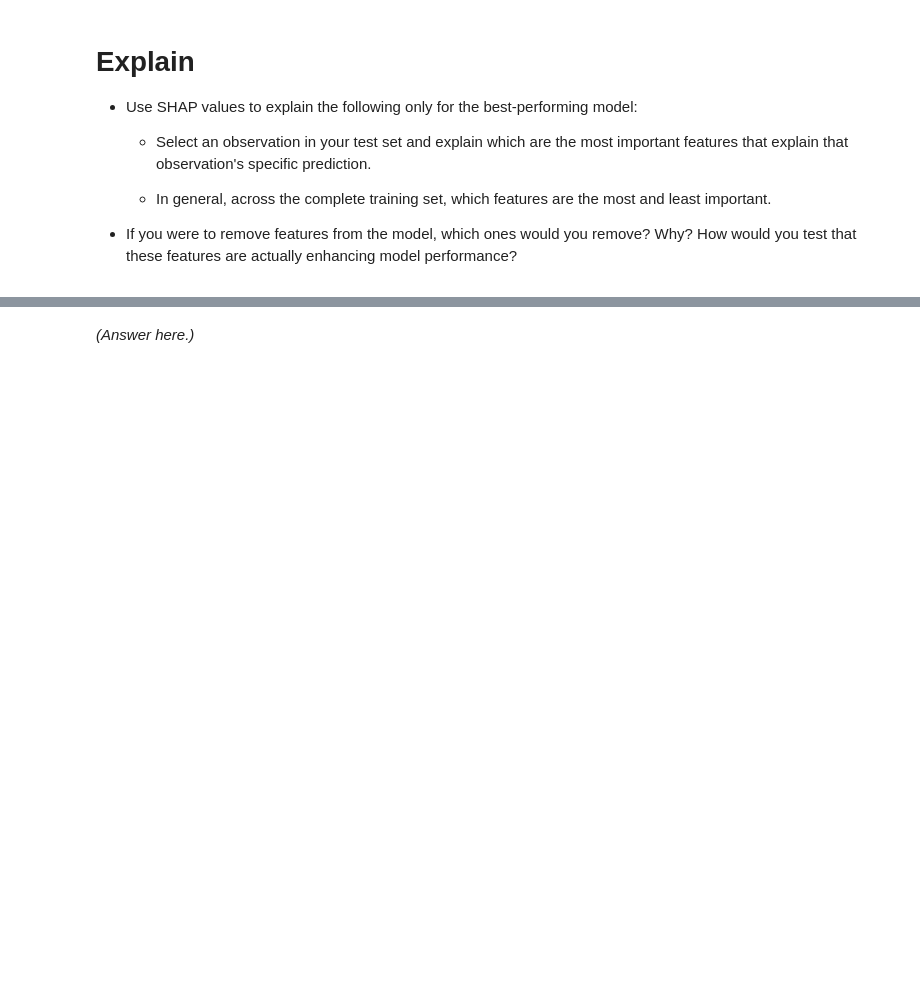
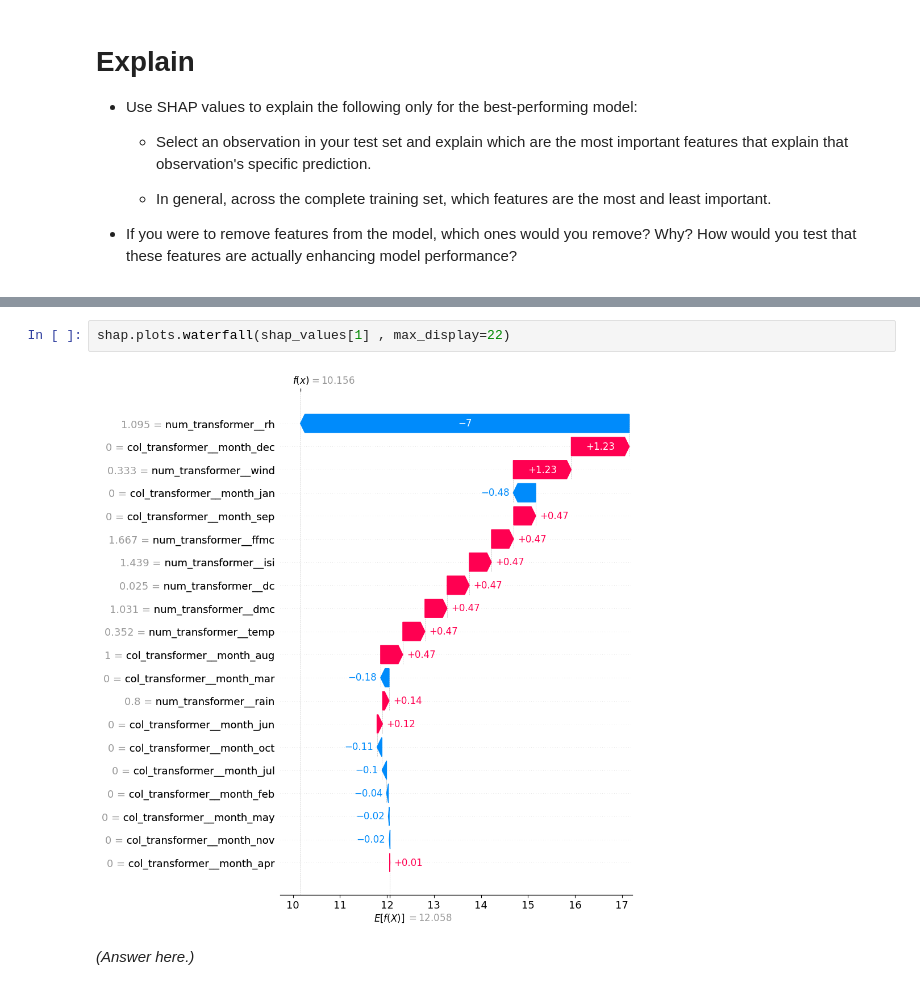
Before and after one commit to SupermanRitz/scaling_to_production, a Jupyter notebook: 02_activities/assignments/assignment_3.ipynb, the cells around one changed output, grey strips where cells are left out. Cells and saved outputs as stored; diff of their text form; blank space fills up the shorter version.

```diff
--- a/02_activities/assignments/assignment_3.ipynb
+++ b/02_activities/assignments/assignment_3.ipynb
@@ -461,3 +464,7 @@ SyntaxError: invalid syntax (1955409115.py, line 1)
+# %%
+shap.plots.waterfall(shap_values[1] , max_display=22)
+# %% [output]
+[figure, added]
 # %% [markdown]
 *(Answer here.)*
 # %% [markdown]
```
Also changed, not shown: parts of 9 cells of this notebook.
